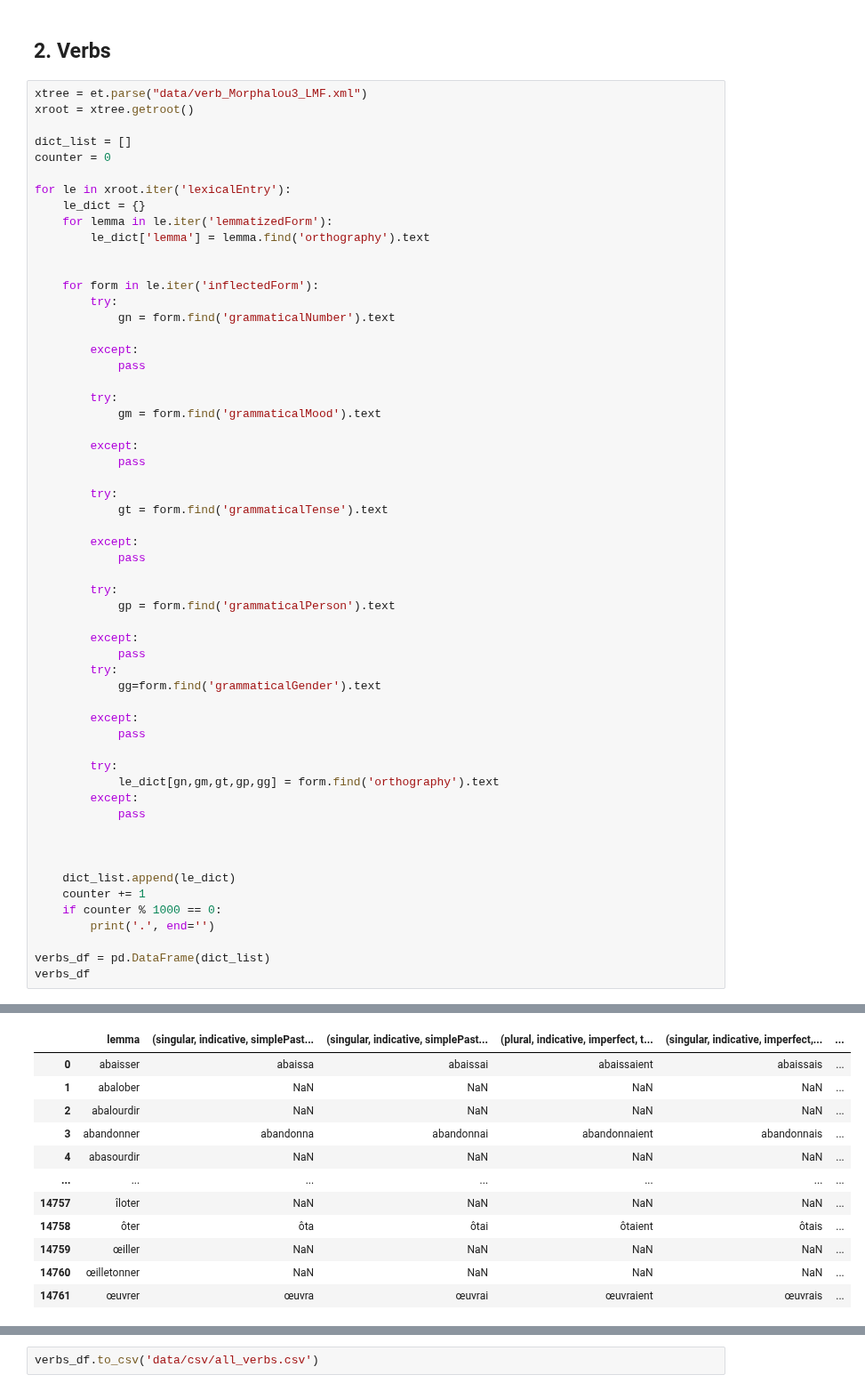
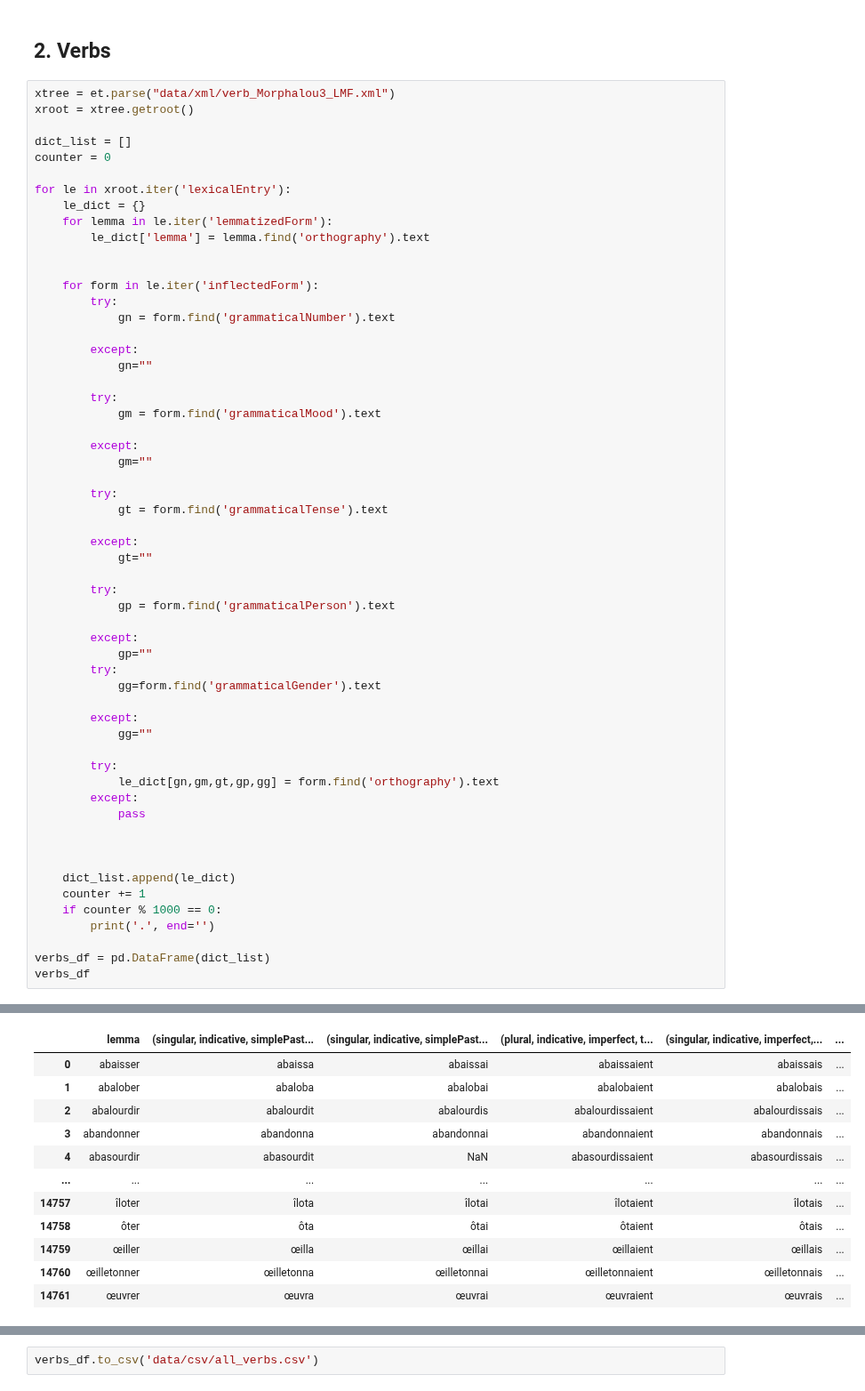
Before and after one commit to ClementineBleuze/WordEmbeddings, a Jupyter notebook: Morphalou3/morphalou_xml-to-df-to-csv.ipynb, the cells around one changed output, grey strips where cells are left out. Shown at 89% size. Cells and saved outputs as stored; diff of their text form.

```diff
--- a/Morphalou3/morphalou_xml-to-df-to-csv.ipynb
+++ b/Morphalou3/morphalou_xml-to-df-to-csv.ipynb
@@ -55,7 +55,7 @@ nouns_df.to_csv('data/csv/all_nouns.csv')
 # %% [markdown]
 ## 2. Verbs
 # %%
-xtree = et.parse("data/verb_Morphalou3_LMF.xml")
+xtree = et.parse("data/xml/verb_Morphalou3_LMF.xml")
 xroot = xtree.getroot()
 
 dict_list = []
@@ -72,56 +72,56 @@ for le in xroot.iter('lexicalEntry'):
             gn = form.find('grammaticalNumber').text
 
         except:
-            pass
+            gn=""
 
         try:
             gm = form.find('grammaticalMood').text
 
         except:
-            pass
+            gm=""
 
         try:
             gt = form.find('grammaticalTense').text
 
         except:
-            pass
+            gt=""
 
         try:
             gp = form.find('grammaticalPerson').text
 
         except:
-            pass
+            gp=""
         try:
             gg=form.find('grammaticalGender').text
 
         except:
-            pass
+            gg=""
 
         try:
             le_dict[gn,gm,gt,gp,gg] = form.find('orthography').text
         except:
             pass
 
 
 
     dict_list.append(le_dict)
     counter += 1
     if counter % 1000 == 0:
         print('.', end='')
 
 verbs_df = pd.DataFrame(dict_list)
 verbs_df
 # %% [output]
 ..............
 |  | lemma | (singular, indicative, simplePast... | (singular, indicative, simplePast... | (plural, indicative, imperfect, t... | (singular, indicative, imperfect,... | ... |
 | 0 | abaisser | abaissa | abaissai | abaissaient | abaissais | ... |
-| 1 | abalober | NaN | NaN | NaN | NaN | ... |
-| 2 | abalourdir | NaN | NaN | NaN | NaN | ... |
+| 1 | abalober | abaloba | abalobai | abalobaient | abalobais | ... |
+| 2 | abalourdir | abalourdit | abalourdis | abalourdissaient | abalourdissais | ... |
 | 3 | abandonner | abandonna | abandonnai | abandonnaient | abandonnais | ... |
-| 4 | abasourdir | NaN | NaN | NaN | NaN | ... |
+| 4 | abasourdir | abasourdit | NaN | abasourdissaient | abasourdissais | ... |
 | ... | ... | ... | ... | ... | ... | ... |
-| 14757 | îloter | NaN | NaN | NaN | NaN | ... |
+| 14757 | îloter | îlota | îlotai | îlotaient | îlotais | ... |
 | 14758 | ôter | ôta | ôtai | ôtaient | ôtais | ... |
-| 14759 | œiller | NaN | NaN | NaN | NaN | ... |
-| 14760 | œilletonner | NaN | NaN | NaN | NaN | ... |
+| 14759 | œiller | œilla | œillai | œillaient | œillais | ... |
+| 14760 | œilletonner | œilletonna | œilletonnai | œilletonnaient | œilletonnais | ... |
 | 14761 | œuvrer | œuvra | œuvrai | œuvraient | œuvrais | ... |
```
Also changed, not shown: parts of 1 cell of this notebook, 2 other files.
